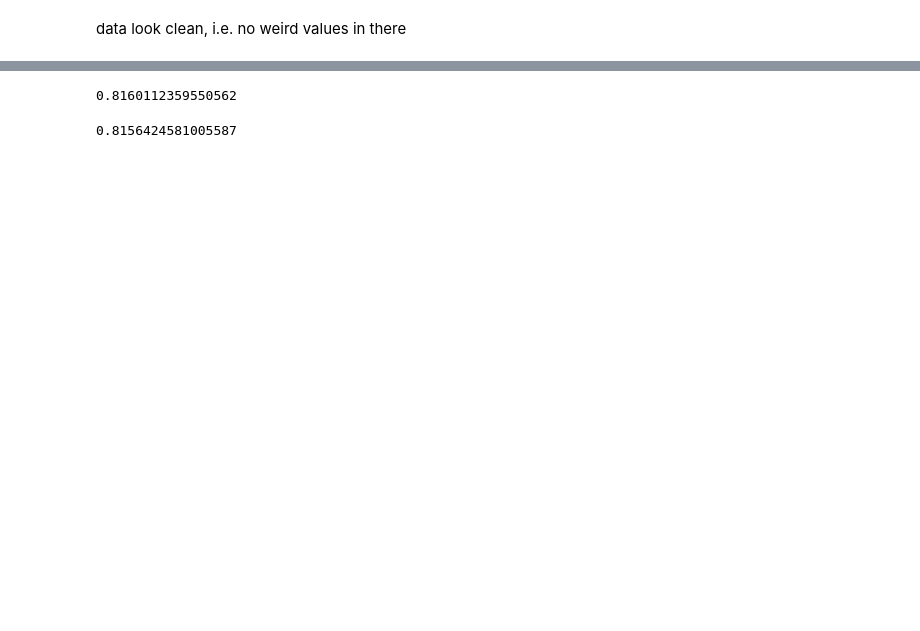
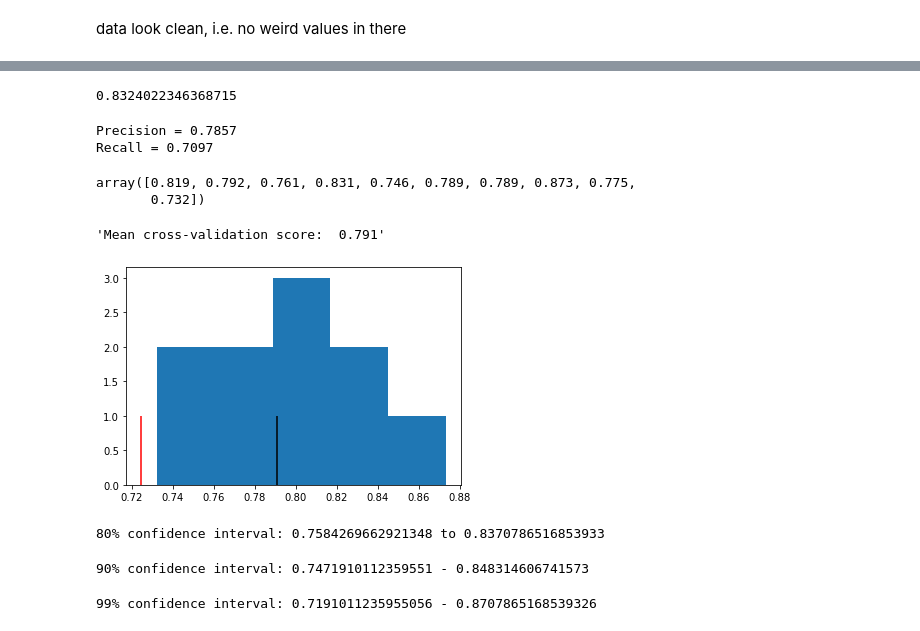
Before and after one commit to MariaDragoumi/Spiced_projects, a Jupyter notebook: workdir_maria/week02/project/project2_v2.ipynb, the cells around one changed output, grey strips where cells are left out. Cells and saved outputs as stored; diff of their text form; code cells hidden in the pictures; blank space fills up the shorter version.

Commit message:
Adding cross validation and bootstrapping evaluation

```diff
--- a/workdir_maria/week02/project/project2_v2.ipynb
+++ b/workdir_maria/week02/project/project2_v2.ipynb
@@ -81,7 +44,7 @@ numerical_pipeline = Pipeline([
 ])
 # %%
 categorical_pipeline = Pipeline([
-    ('numerical_imputer',SimpleImputer(missing_values=np.nan, strategy='most_frequent')),
+    ('categorical_imputer',SimpleImputer(missing_values=np.nan, strategy='most_frequent')),
     ('categorical_ohe',OneHotEncoder(sparse=False, handle_unknown='error',drop='first')),
 ])
 # %%
@@ -108,8 +74,31 @@ LogisticRegression()
 # %%
-m.score(X_train_fe,y_train)
+score =m.score(X_train_fe,y_train)
-# %% [output]
-0.8160112359550562
 # %%
 m.score(X_test_fe,y_test)
 # %% [output]
-0.8156424581005587
+0.8324022346368715
+# %%
+precision = precision_score(y_test,ypred)
+recall = recall_score(y_test,ypred)
+
+print(f'Precision = {precision:.4f} \nRecall = {recall:.4f}')
+# %% [output]
+Precision = 0.7857
+Recall = 0.7097
+# %%
+scores = cross_val_score(m, X_train_fe, y_train, cv=10)
+scores.round(3)
+# %% [output]
+array([0.819, 0.792, 0.761, 0.831, 0.746, 0.789, 0.789, 0.873, 0.775,
+       0.732])
+# %%
+f"Mean cross-validation score: {scores.mean(): 5.3f}"
+# %% [output]
+'Mean cross-validation score:  0.791'
+# %%
+plt.hist(scores, bins=5) #it doesn't add much value for low ks
+plt.vlines(scores.mean(),ymin=0,ymax=1, color='black')
+plt.vlines(score,ymin=0,ymax=1, color='red') # this is the model score
+None
+# %% [output]
+[figure, added]
@@ -115,0 +121,15 @@ m.score(X_test_fe,y_test)
+# %%
+ci80 = boots[100:-100]
+print(f"80% confidence interval: {ci80[0]} to {ci80[-1]}")
+# %% [output]
+80% confidence interval: 0.7584269662921348 to 0.8370786516853933
+# %%
+ci90 = boots[50:-50]
+print("90% confidence interval: {} to {}".format(ci90[0], ci90[-1]))
+# %% [output]
+90% confidence interval: 0.7471910112359551 - 0.848314606741573
+# %%
+ci99 = boots[5:-5]
+print("99% confidence interval: {} to {}".format(ci99[0], ci99[-1]))
+# %% [output]
+99% confidence interval: 0.7191011235955056 - 0.8707865168539326
```
Also changed, not shown: parts of 21 cells of this notebook.
